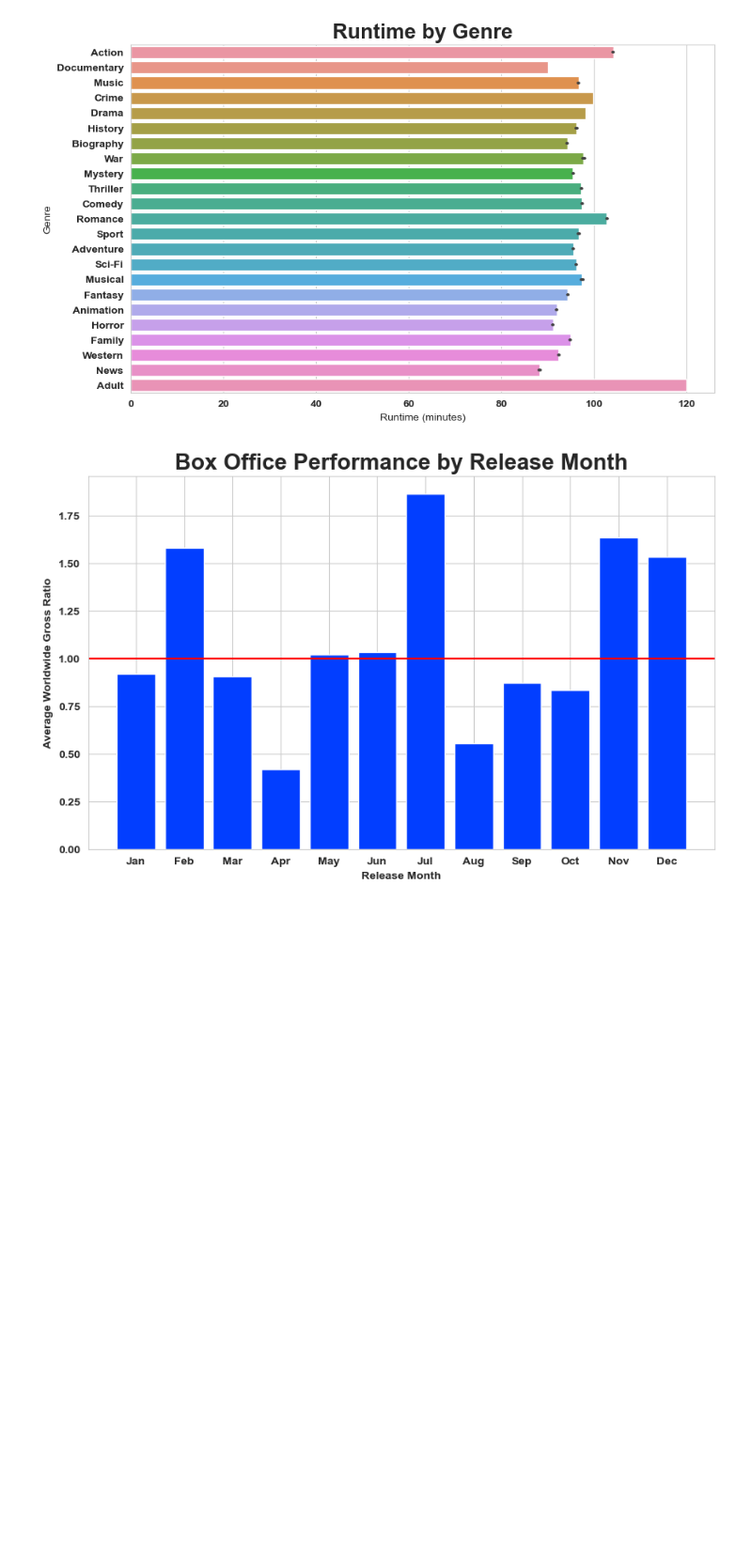
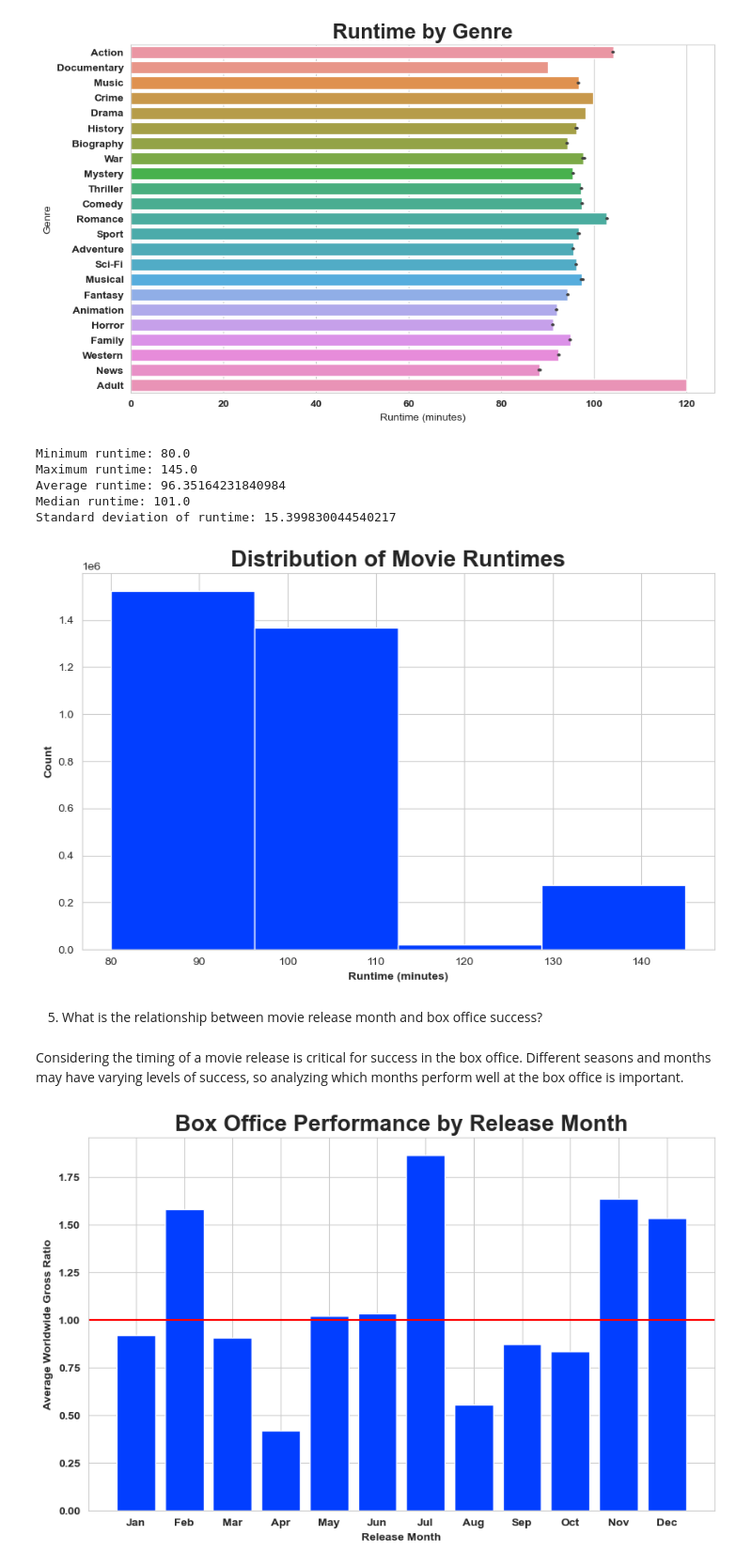
Before and after one commit to pauline-ndungu/dsc-phase-1-project-v2-4, a Jupyter notebook: student.ipynb, the cells around one changed output. Shown at 94% size. Cells and saved outputs as stored; diff of their text form; code cells hidden in the pictures; blank space fills up the shorter version.

```diff
--- a/student.ipynb
+++ b/student.ipynb
@@ -448,6 +514,33 @@ plt.title('Runtime by Genre', fontweight='bold', fontsize=20)
 plt.show()
 # %% [output]
 [figure]
+# %%
+# Calculate summary statistics for the runtime values
+print('Minimum runtime:', box_office_df['runtime'].min())
+print('Maximum runtime:', box_office_df['runtime'].max())
+print('Average runtime:', box_office_df['runtime'].mean())
+print('Median runtime:', box_office_df['runtime'].median())
+print('Standard deviation of runtime:', box_office_df['runtime'].std())
+
+
+# Plot a histogram of the runtime values
+plt.figure(figsize=(10, 6)) # set the size of the figure
+plt.hist(box_office_df['runtime'], bins=4)
+plt.xlabel('Runtime (minutes)', fontweight='bold', fontsize=10)
+plt.ylabel('Count', fontweight='bold', fontsize=10)
+plt.title('Distribution of Movie Runtimes', fontweight='bold', fontsize=20)
+plt.show()
+# %% [output]
+Minimum runtime: 80.0
+Maximum runtime: 145.0
+Average runtime: 96.35164231840984
+Median runtime: 101.0
+Standard deviation of runtime: 15.399830044540217
+[figure, added]
+# %% [markdown]
+5. What is the relationship between movie release month and box office success?
+# %% [markdown]
+Considering the timing of a movie release is critical for success in the box office. Different seasons and months may have varying levels of success, so analyzing which months perform well at the box office is important.
 # %%
 # Group the movies by release month
 box_office_df['release_month'] = box_office_df['release_date'].dt.month
```
Also changed, not shown: parts of 10 cells of this notebook.
